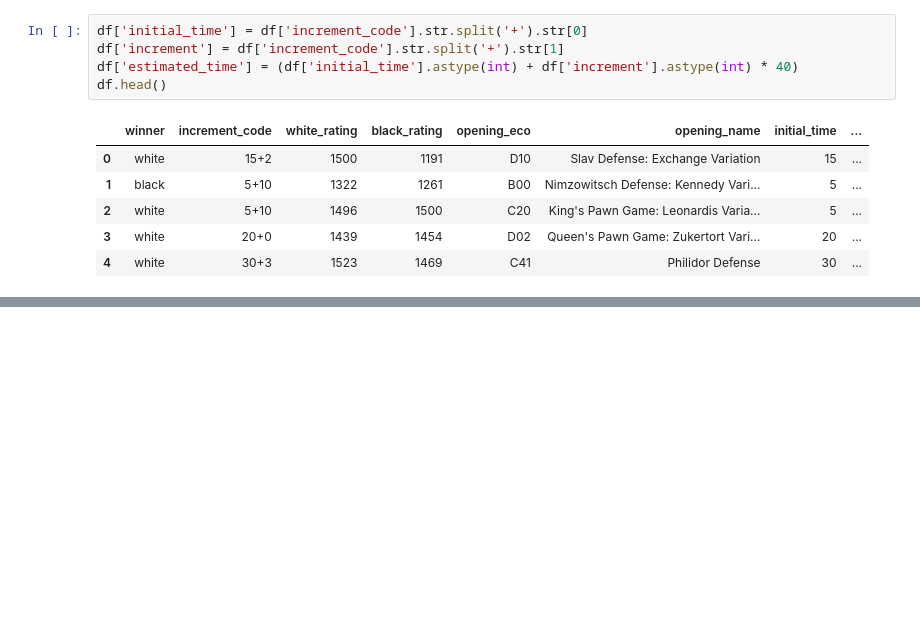
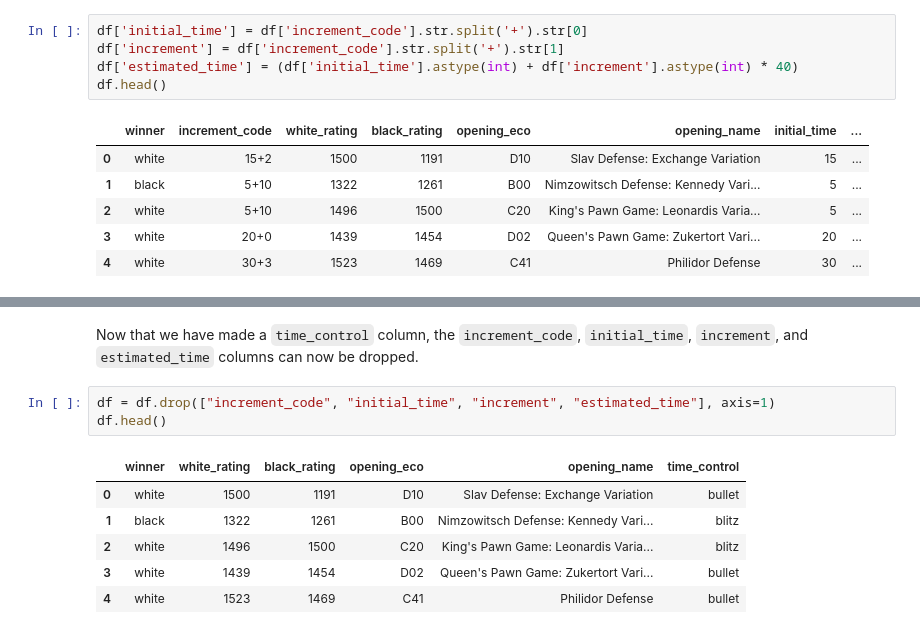
Before and after one commit to HappyPetDog/chess-opening-repertoire, a Jupyter notebook: chess-opening.ipynb, the cells around one changed output, grey strips where cells are left out. Saved outputs shown, nothing was run; the diff lists cells and outputs as text; blank space fills up the shorter version.

Commit message:
feat: remove unnecessary columns

```diff
--- a/chess-opening.ipynb
+++ b/chess-opening.ipynb
@@ -122,3 +122,15 @@ df.head()
 | 2 | white | 5+10 | 1496 | 1500 | C20 | King's Pawn Game: Leonardis Varia... | 5 | ... |
 | 3 | white | 20+0 | 1439 | 1454 | D02 | Queen's Pawn Game: Zukertort Vari... | 20 | ... |
 | 4 | white | 30+3 | 1523 | 1469 | C41 | Philidor Defense | 30 | ... |
+# %% [markdown]
+Now that we have made a `time_control` column, the `increment_code`, `initial_time`, `increment`, and `estimated_time` columns can now be dropped.
+# %%
+df = df.drop(["increment_code", "initial_time", "increment", "estimated_time"], axis=1)
+df.head()
+# %% [output]
+|  | winner | white_rating | black_rating | opening_eco | opening_name | time_control |
+| 0 | white | 1500 | 1191 | D10 | Slav Defense: Exchange Variation | bullet |
+| 1 | black | 1322 | 1261 | B00 | Nimzowitsch Defense: Kennedy Vari... | blitz |
+| 2 | white | 1496 | 1500 | C20 | King's Pawn Game: Leonardis Varia... | blitz |
+| 3 | white | 1439 | 1454 | D02 | Queen's Pawn Game: Zukertort Vari... | bullet |
+| 4 | white | 1523 | 1469 | C41 | Philidor Defense | bullet |
```
Also changed, not shown: parts of 12 cells of this notebook.
